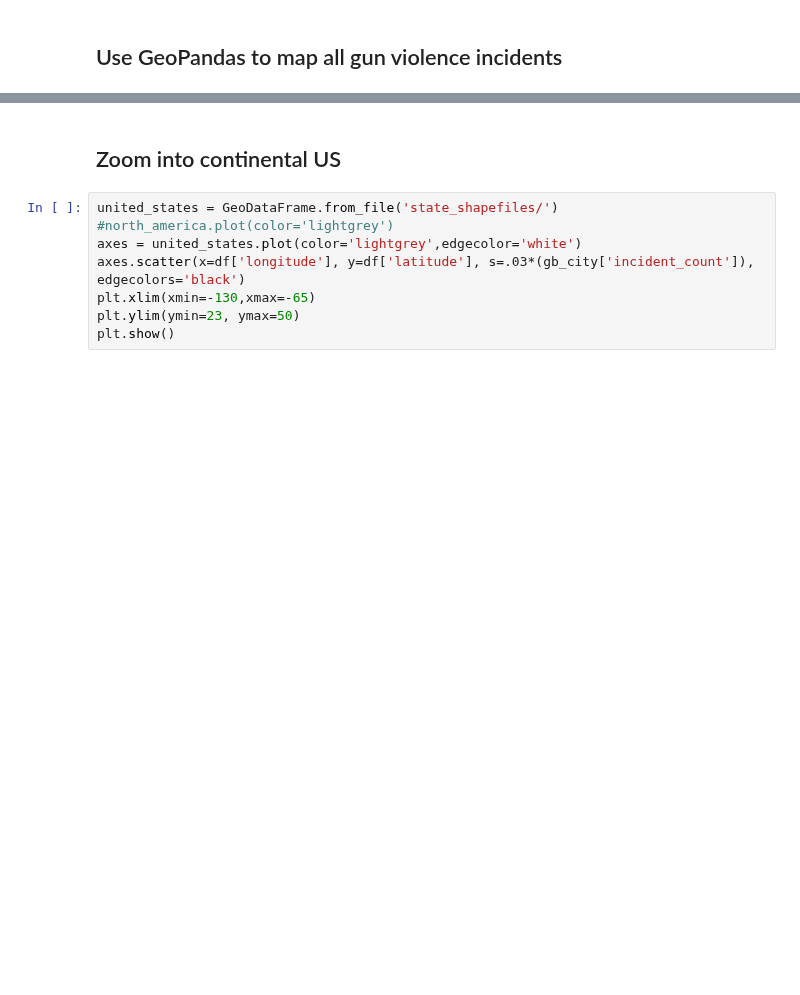
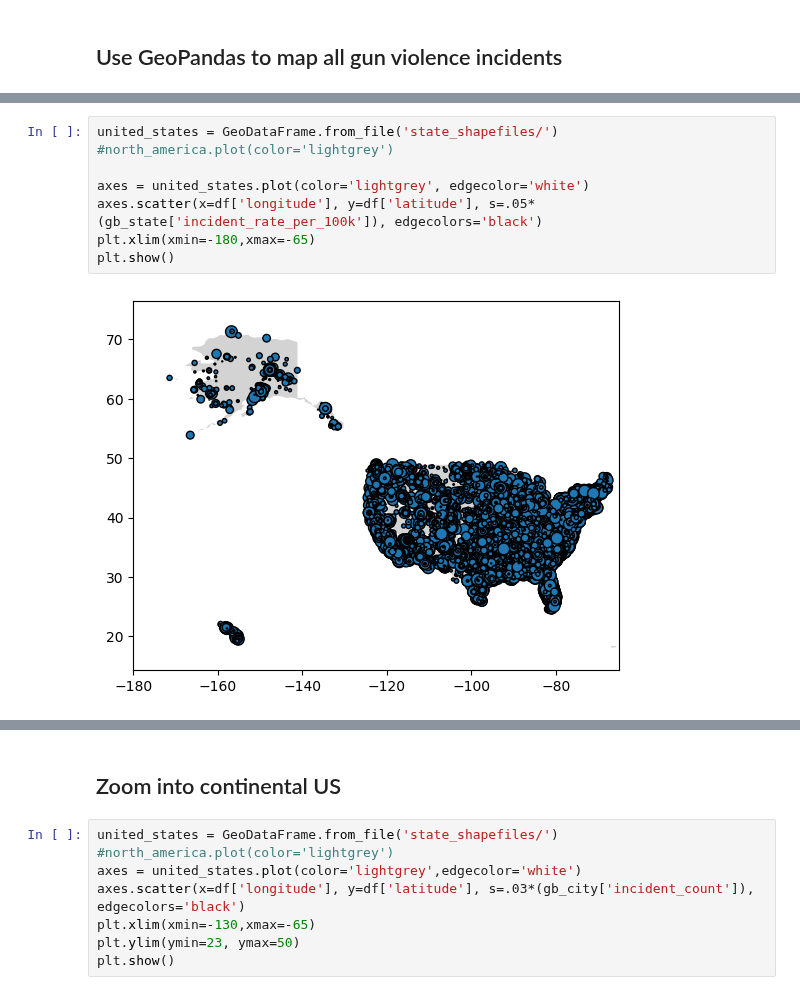
Before and after one commit to vivianndo/ads508_gunviolence, a Jupyter notebook: project.ipynb, the cells around one changed output, grey strips where cells are left out. Drawn from its saved outputs; the diff is of its cells as text; blank space fills up the shorter version.

```diff
--- a/project.ipynb
+++ b/project.ipynb
@@ -562,3 +658,13 @@ df_geo.head()
+# %%
+united_states = GeoDataFrame.from_file('state_shapefiles/')
+#north_america.plot(color='lightgrey')
+
+axes = united_states.plot(color='lightgrey', edgecolor='white')
+axes.scatter(x=df['longitude'], y=df['latitude'], s=.05*(gb_state['incident_rate_per_100k']), edgecolors='black')
+plt.xlim(xmin=-180,xmax=-65)
+plt.show()
+# %% [output]
+[figure, added]
 # %%
 from matplotlib.pyplot import figure
 
```
Also changed, not shown: parts of 38 cells of this notebook.
